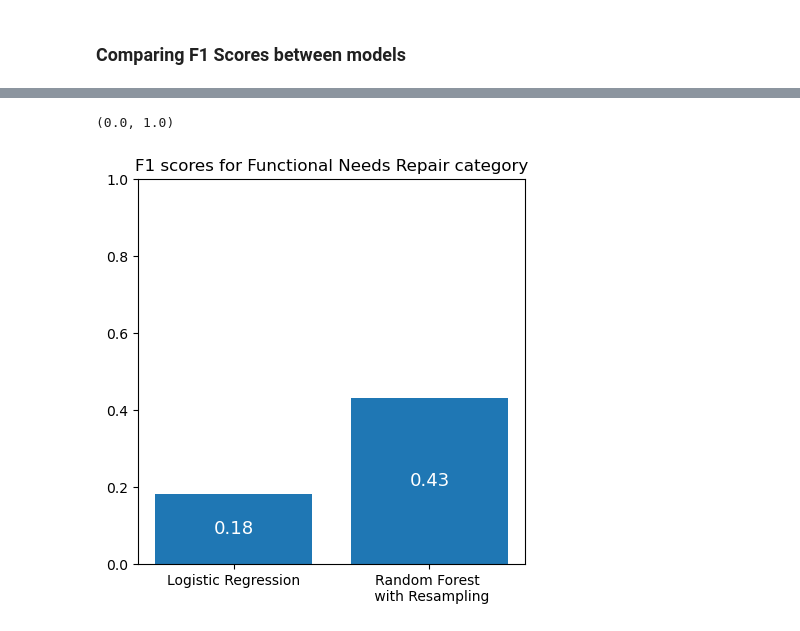
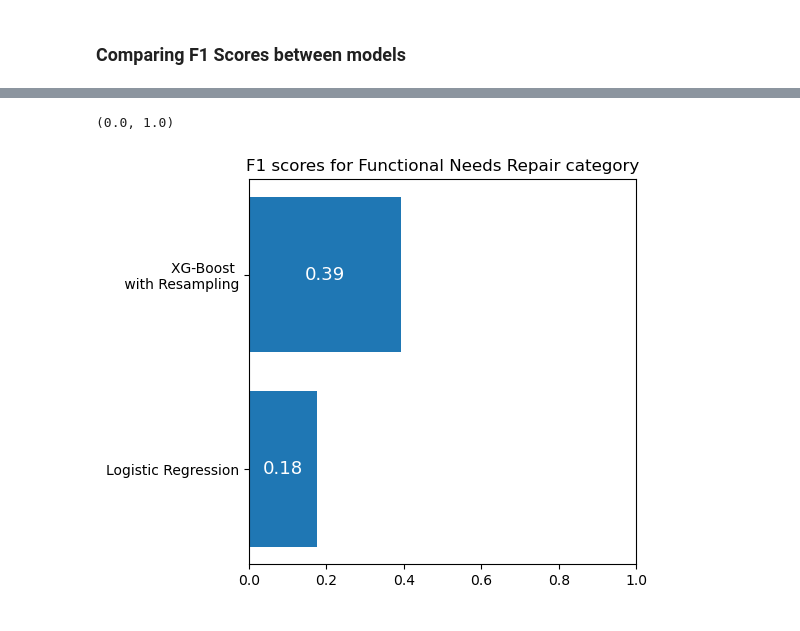
Before and after one commit to Jellohub/phase_3_project, a Jupyter notebook: notebook.ipynb, the cells around one changed output, grey strips where cells are left out. Saved outputs shown, nothing was run; the diff lists cells and outputs as text; code cells hidden in the pictures.

```diff
--- a/notebook.ipynb
+++ b/notebook.ipynb
@@ -746,9 +740,9 @@ Our first model was a default Logistic Regression estimator. Our best model was
 # %%
-base_preds = results_dict['Logistic Regression']['{0: 3243}'][0]
-best_preds = results_dict['Random Forest']['{0: 10000}'][0]
+base_preds = results_dict['Logistic Regression']['{1: 3243}'][0]
+best_preds = results_dict['XG-Boost']['{1: 10000}'][0]
 
-base_report = classification_report(y_test, base_preds, output_dict=True)
-best_report = classification_report(y_test, best_preds, output_dict=True)
+base_report = results_dict['Logistic Regression']['{1: 3243}'][1]
+best_report = results_dict['XG-Boost']['{1: 10000}'][1]
 
 base_report_df = pd.DataFrame(base_report)
 best_report_df = pd.DataFrame(best_report)
@@ -785,7 +769,8 @@ maps = [{0:1, 1:0, 2:0},
         {0:0, 1:1, 2:0},
         {0:0, 1:0, 2:1}]
 
-namez = [f"OVR - Reference class: {Category}" for Category in ['functional needs repair', 'non functional', 'functional']]
+namez = [f"OVR - Reference class: {Category}"
+         for Category in ['non functional', 'functional needs repair', 'functional']]
 # %%
 from sklearn.metrics import DetCurveDisplay, RocCurveDisplay
 
@@ -828,7 +813,7 @@ for i in [0,1,2]:
     ovr_test = list(y_test.replace(maps[i]))
     ovr_train = list(resampled_datasets[1][2].replace(maps[i]))
 
-    est = RandomForestClassifier(random_state=state)
+    est = XGBClassifier(random_state=state)
     est.fit(resampled_datasets[1][1], ovr_train)
 
     plot = RocCurveDisplay.from_estimator(est, X_test, ovr_test, ax=ax[row][col], name=namez[i]).line_
@@ -848,7 +833,7 @@ for i in [0,1,2]:
     col=i%2
 
     ax[row][col].plot(xdatas[i], ydatas[i], color='blue', label=f"Logistic Regression – AUC: {auc(xdatas[i], ydatas[i])}")
-    ax[row][col].plot(xdatas2[i], ydatas2[i], color='pink', label=f"Random Forest – AUC: {auc(xdatas2[i], ydatas2[i])}")
+    ax[row][col].plot(xdatas2[i], ydatas2[i], color='pink', label=f"XGBoost – AUC: {auc(xdatas2[i], ydatas2[i])}")
 
     ax[row][col].set_title(namez[i])
 
@@ -860,11 +856,11 @@ for i in [0,1,2]:
 # %%
-f1_scores = [base_report['0']['f1-score'], best_report['0']['f1-score']]
+f1_scores = [base_report['1']['f1-score'], best_report['1']['f1-score']]
 
 fig, ax = plt.subplots(figsize=(5,5))
 ax.set_title("F1 scores for Functional Needs Repair category")
-barplot = ax.bar(['Logistic Regression', 'Random Forest \n with Resampling'], f1_scores)
+barplot = ax.barh(['Logistic Regression', 'XG-Boost \n with Resampling'], f1_scores)
 ax.bar_label(barplot, labels=[round(i,2) for i in f1_scores], label_type='center', color='white', fontsize='13');
-ax.set_ylim(0,1)
+ax.set_xlim(0,1)
 # %% [output]
 (0.0, 1.0)
-[figure, old version]
+[figure, new version]
```
Also changed, not shown: parts of 63 cells of this notebook, 5 other files.
